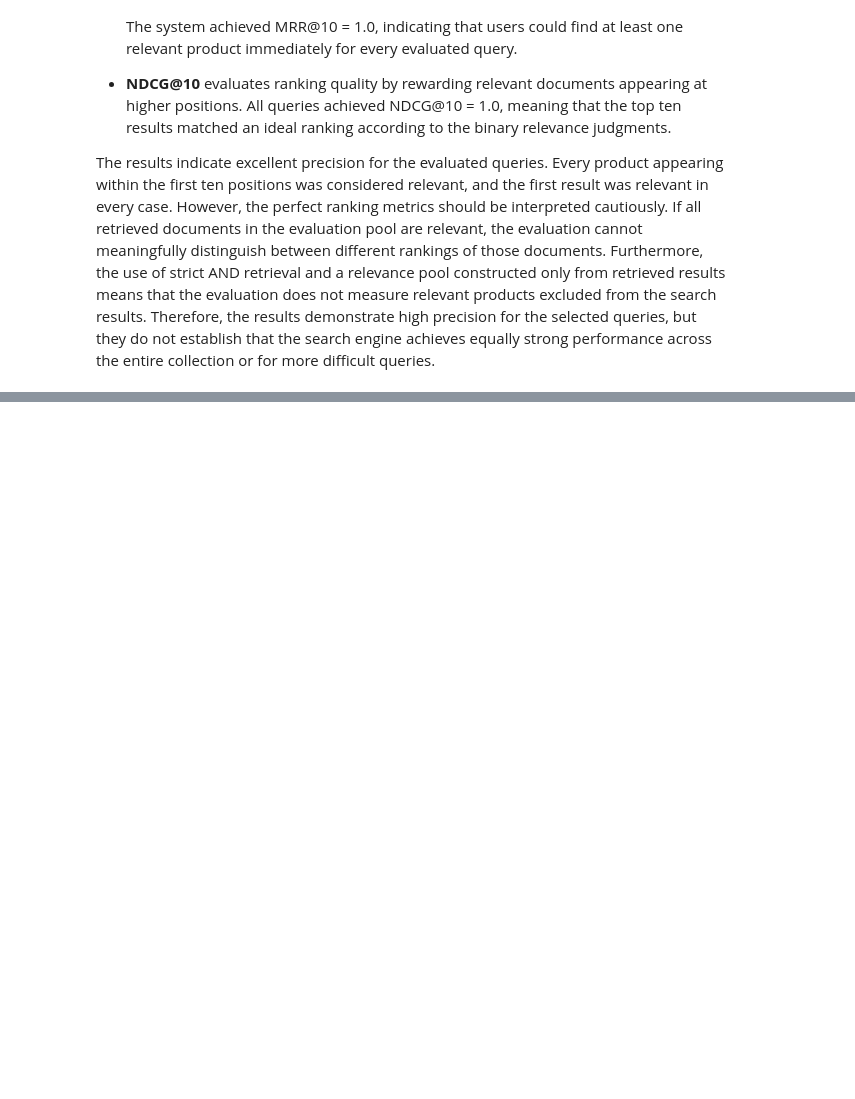
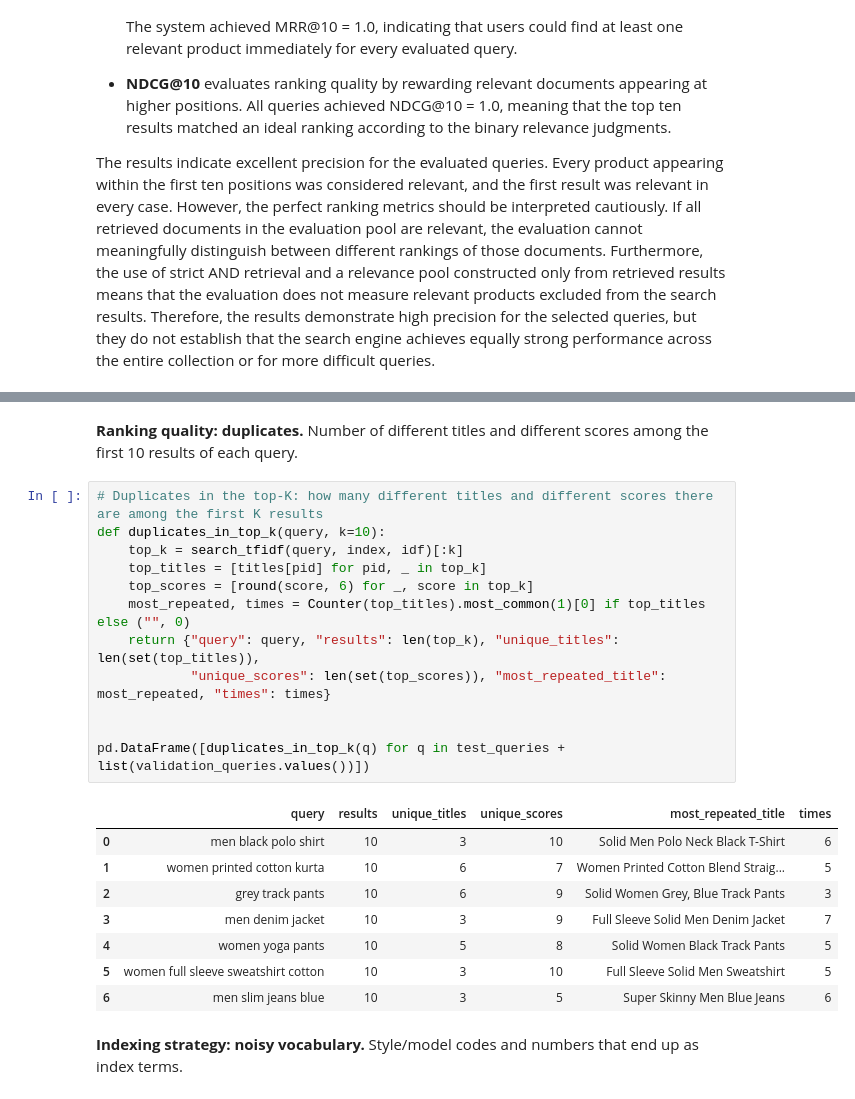
Before and after one commit to Mousemices/R-part1, a Jupyter notebook: project_progress/part_2/02_indexing_evaluation.ipynb, the cells around one changed output, grey strips where cells are left out. Saved outputs shown, nothing was run; the diff lists cells and outputs as text; blank space fills up the shorter version.

```diff
--- a/project_progress/part_2/02_indexing_evaluation.ipynb
+++ b/project_progress/part_2/02_indexing_evaluation.ipynb
@@ -838,0 +956,25 @@ The results indicate excellent precision for the evaluated queries. Every produc
+# %% [markdown]
+**Ranking quality: duplicates.** Number of different titles and different scores among the first 10 results of each query.
+# %%
+# Duplicates in the top-K: how many different titles and different scores there are among the first K results
+def duplicates_in_top_k(query, k=10):
+    top_k = search_tfidf(query, index, idf)[:k]
+    top_titles = [titles[pid] for pid, _ in top_k]
+    top_scores = [round(score, 6) for _, score in top_k]
+    most_repeated, times = Counter(top_titles).most_common(1)[0] if top_titles else ("", 0)
+    return {"query": query, "results": len(top_k), "unique_titles": len(set(top_titles)),
+            "unique_scores": len(set(top_scores)), "most_repeated_title": most_repeated, "times": times}
+
+
+pd.DataFrame([duplicates_in_top_k(q) for q in test_queries + list(validation_queries.values())])
+# %% [output]
+|  | query | results | unique_titles | unique_scores | most_repeated_title | times |
+| 0 | men black polo shirt | 10 | 3 | 10 | Solid Men Polo Neck Black T-Shirt | 6 |
+| 1 | women printed cotton kurta | 10 | 6 | 7 | Women Printed Cotton Blend Straig... | 5 |
+| 2 | grey track pants | 10 | 6 | 9 | Solid Women Grey, Blue Track Pants | 3 |
+| 3 | men denim jacket | 10 | 3 | 9 | Full Sleeve Solid Men Denim Jacket | 7 |
+| 4 | women yoga pants | 10 | 5 | 8 | Solid Women Black Track Pants | 5 |
+| 5 | women full sleeve sweatshirt cotton | 10 | 3 | 10 | Full Sleeve Solid Men Sweatshirt | 5 |
+| 6 | men slim jeans blue | 10 | 3 | 5 | Super Skinny Men Blue Jeans | 6 |
+# %% [markdown]
+**Indexing strategy: noisy vocabulary.** Style/model codes and numbers that end up as index terms.
```
Also changed, not shown: parts of 19 cells of this notebook, 6 other files.
